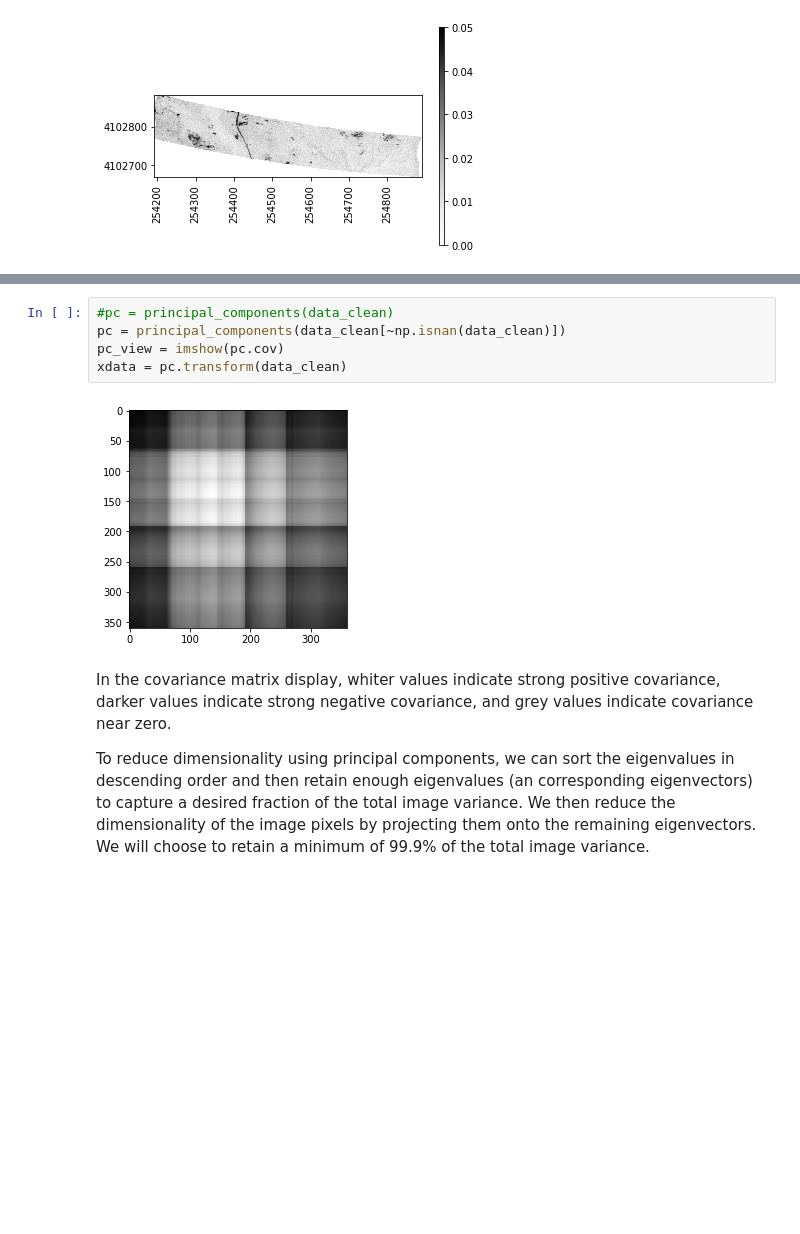
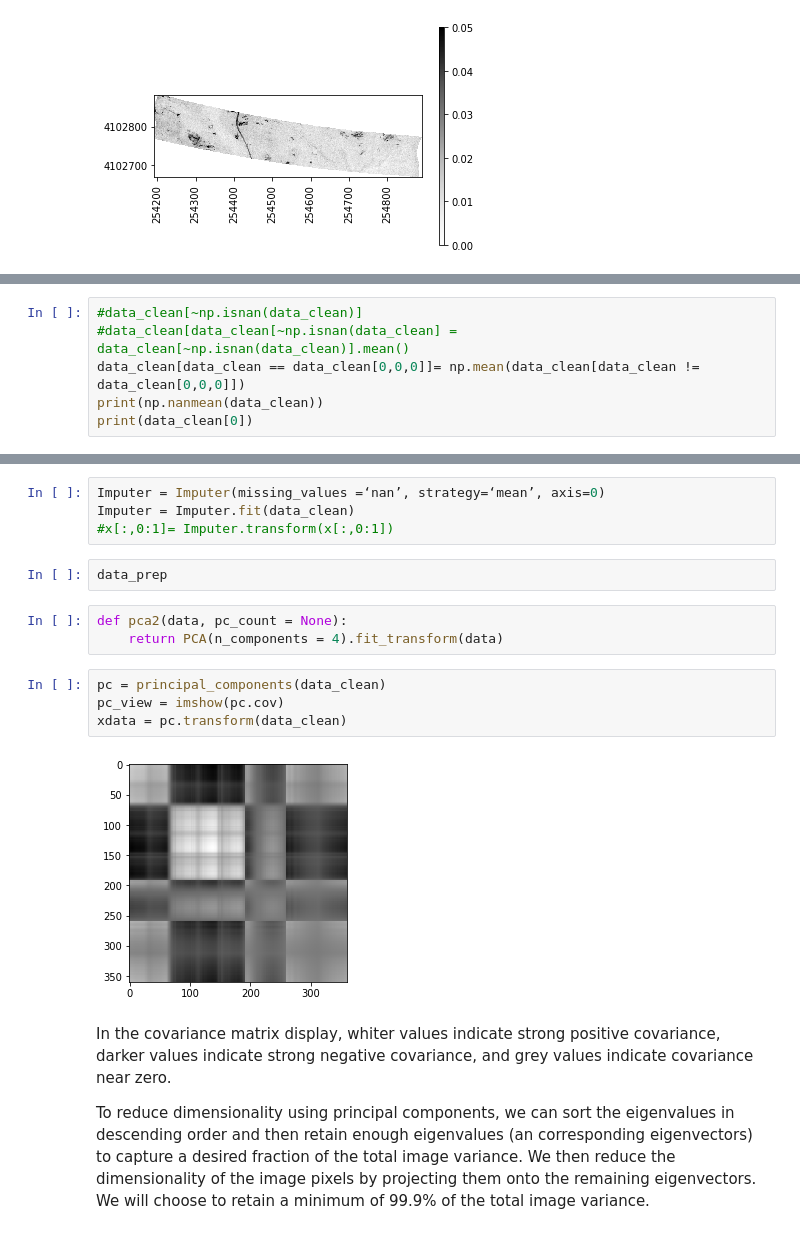
Before and after one commit to sauer3/Laphs, a Jupyter notebook: PCA_of_hyperspectral_components.ipynb, the cells around one changed output, grey strips where cells are left out. Saved outputs shown, nothing was run; the diff lists cells and outputs as text; blank space fills up the shorter version.

```diff
--- a/PCA_of_hyperspectral_components.ipynb
+++ b/PCA_of_hyperspectral_components.ipynb
@@ -201,0 +206,6 @@ array([0.0299, 0.0522, 0.0431, ..., 0.0327, 0.0296, 0.0302])
+# %%
+#data_clean[~np.isnan(data_clean)]
+#data_clean[data_clean[~np.isnan(data_clean] = data_clean[~np.isnan(data_clean)].mean()
+data_clean[data_clean == data_clean[0,0,0]]= np.mean(data_clean[data_clean != data_clean[0,0,0]])
+print(np.nanmean(data_clean))
+print(data_clean[0])
@@ -202,10 +221,18 @@ array([0.0299, 0.0522, 0.0431, ..., 0.0327, 0.0296, 0.0302])
+# %%
+Imputer = Imputer(missing_values =‘nan’, strategy=‘mean’, axis=0)
+Imputer = Imputer.fit(data_clean)
+#x[:,0:1]= Imputer.transform(x[:,0:1])
+# %%
+data_prep
+# %%
+def pca2(data, pc_count = None):
+    return PCA(n_components = 4).fit_transform(data)
 # %%
-#pc = principal_components(data_clean)
-pc = principal_components(data_clean[~np.isnan(data_clean)])
+pc = principal_components(data_clean)
 pc_view = imshow(pc.cov)
 xdata = pc.transform(data_clean)
 # %% [output]
-[figure, old version]
+[figure, new version]
 # %% [markdown]
 In the covariance matrix display, whiter values indicate strong positive covariance, darker values indicate strong negative covariance, and grey values indicate covariance near zero.
 
```
Also changed, not shown: parts of 8 cells of this notebook.
